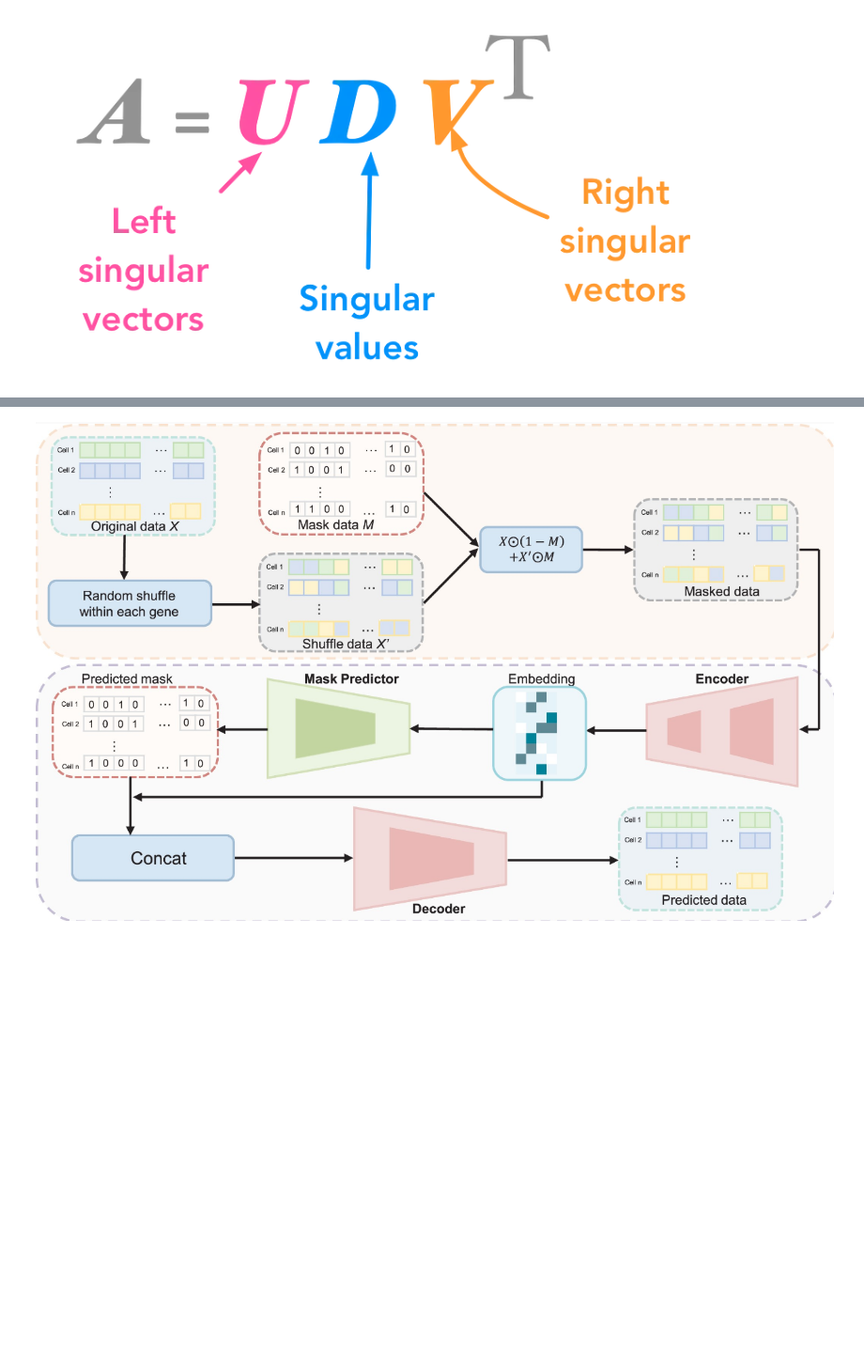
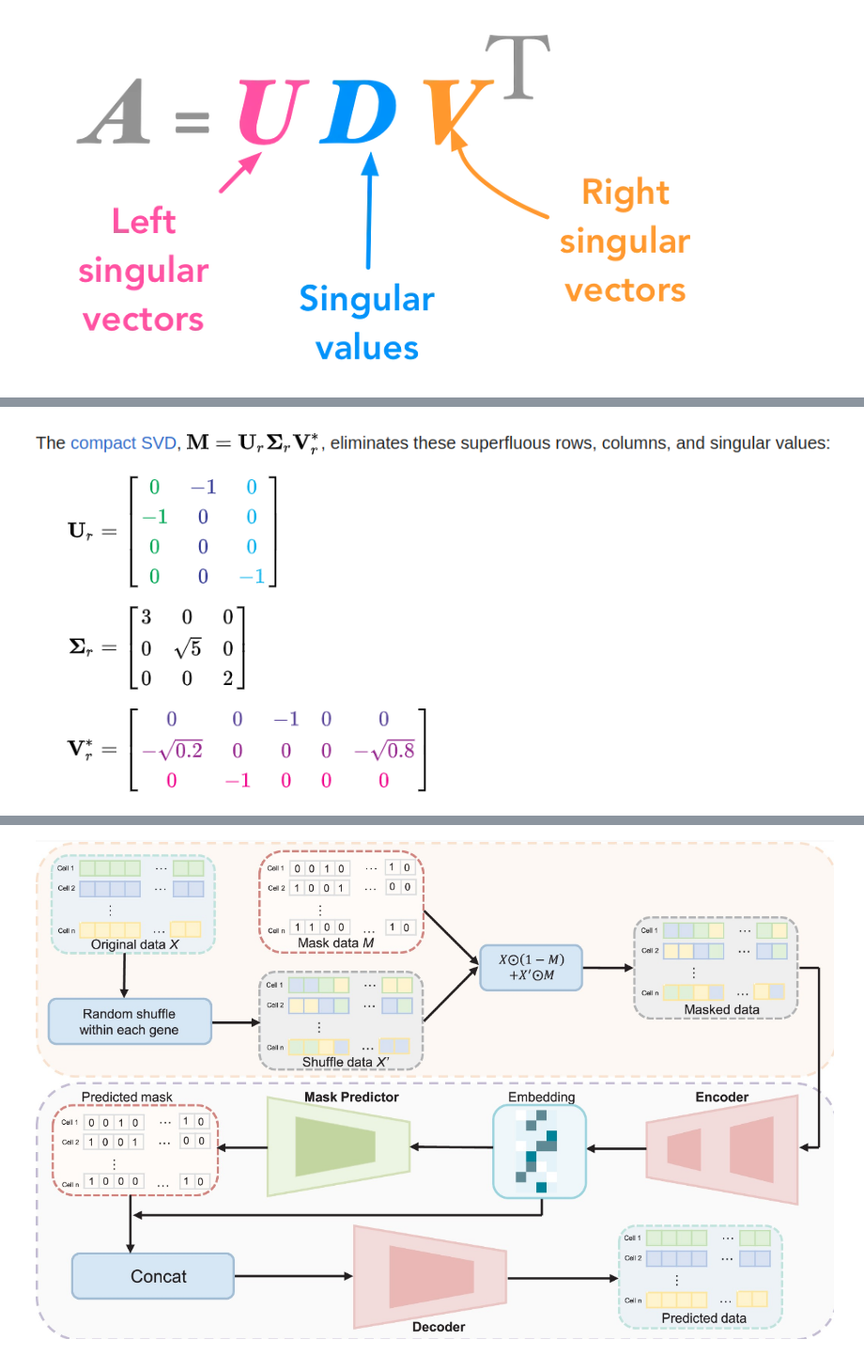
Before and after one commit to BackofenLab/ML_LS_resources, a Jupyter notebook: lecture3_handson/scMAE.ipynb, the cells around one changed output, grey strips where cells are left out. Shown at 94% size. Saved outputs shown, nothing was run; the diff lists cells and outputs as text; code cells hidden in the pictures; blank space fills up the shorter version.

```diff
--- a/lecture3_handson/scMAE.ipynb
+++ b/lecture3_handson/scMAE.ipynb
@@ -99,0 +140,4 @@ display(Image("figures/svd.png"))
+# %%
+display(Image("figures/svdex2.png"))
+# %% [output]
+[figure, added]
```
Also changed, not shown: parts of 32 cells of this notebook, 6 other files.
